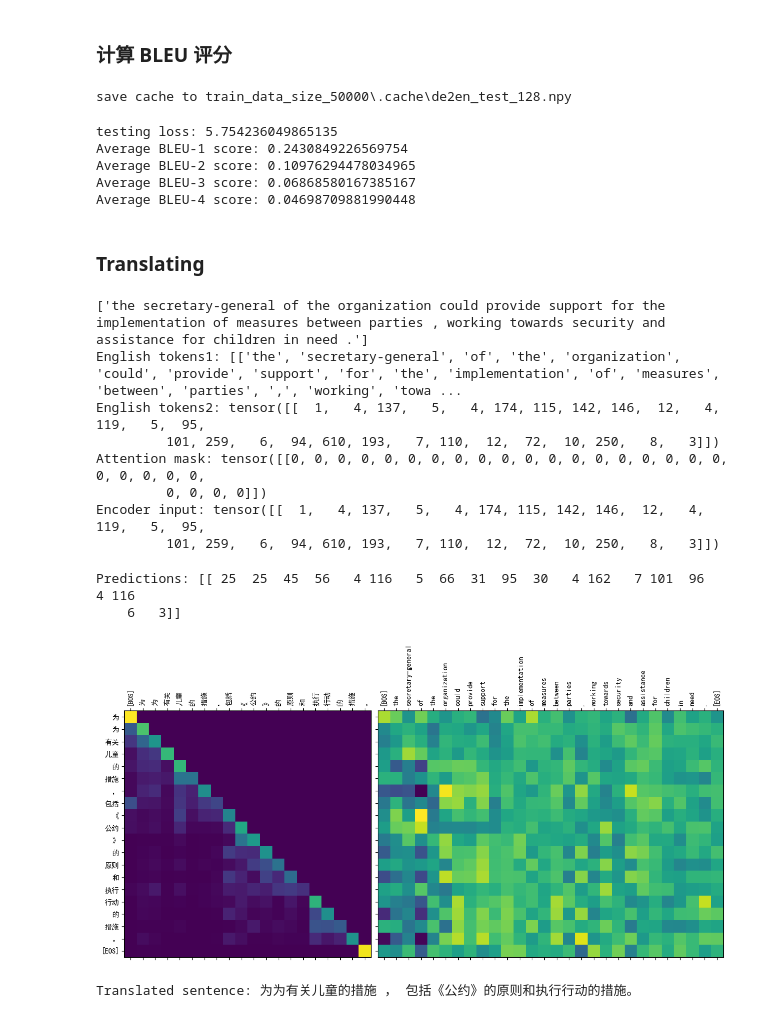
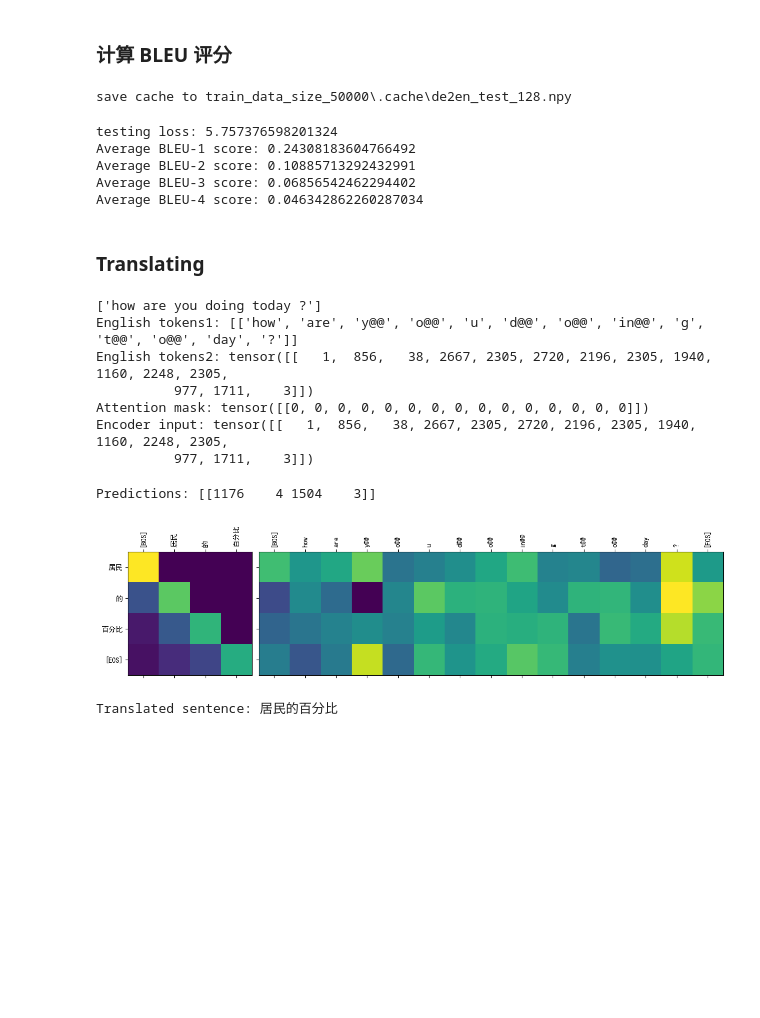
Before and after one commit to tsgfx/ConfTrans, a Jupyter notebook: checkpoints/model_warmupstep_4000_bpe_30000_mini_epoch20_not_share/transformer_bpe_30000_mini.ipynb, the cells around one changed output. Drawn from its saved outputs; the diff is of its cells as text; code cells hidden in the pictures; blank space fills up the shorter version.

```diff
--- a/checkpoints/model_warmupstep_3000_bpe_30000_mini_epoch20_not_share/transformer_bpe_30000_mini.ipynb
+++ b/checkpoints/model_warmupstep_4000_bpe_30000_mini_epoch20_not_share/transformer_bpe_30000_mini.ipynb
@@ -1408,7 +1404,7 @@ config = {
     "beta1": 0.9,  # Adam 优化器的 beta1 参数（用于一阶矩估计）
     "beta2": 0.98,  # Adam 优化器的 beta2 参数（用于二阶矩估计）
     "eps": 1e-9,  # Adam 优化器的 epsilon，防止除零错误
-    "warmup_steps": 3000,  # 学习率预热步数
+    "warmup_steps": 4000,  # 学习率预热步数
     "share_embedding": False,  # 是否在编码器和解码器之间共享词向量
 }
 
@@ -1447,7 +1443,7 @@ load val dataset from train_data_size_50000\.cache\de2en_val_128.npy
 import json
 import os
 # 指定目录
-save_dir = "./checkpoints/model_warmupstep_3000_bpe_30000_mini_epoch20_{}".format("share" if config["share_embedding"] else "not_share")
+save_dir = "./checkpoints/model_warmupstep_4000_bpe_30000_mini_epoch20_{}".format("share" if config["share_embedding"] else "not_share")
 os.makedirs(save_dir, exist_ok=True)
 
 # 保存路径
@@ -1640,11 +1636,11 @@ print(f"Average BLEU-3 score: {sum(bleu3_scores) / len(bleu3_scores)}")
 print(f"Average BLEU-4 score: {sum(bleu4_scores) / len(bleu4_scores)}")
 # %% [output]
 save cache to train_data_size_50000\.cache\de2en_test_128.npy
-testing loss: 5.754236049865135
-Average BLEU-1 score: 0.2430849226569754
-Average BLEU-2 score: 0.10976294478034965
-Average BLEU-3 score: 0.06868580167385167
-Average BLEU-4 score: 0.04698709881990448
+testing loss: 5.757376598201324
+Average BLEU-1 score: 0.24308183604766492
+Average BLEU-2 score: 0.10885713292432991
+Average BLEU-3 score: 0.06856542462294402
+Average BLEU-4 score: 0.046342862260287034
 # %% [markdown]
 ### Translating
 # %%
@@ -1792,43 +1788,41 @@ class Translator:
         # 绘制注意力图
         for attn_score, cross_attn_score, src, trg in zip(attn_scores, cross_attn_scores, src_decoded, trg_decoded):
             self.draw_attention_map(attn_score, cross_attn_score, src, trg)
 
         # 返回翻译结果，去除 BPE 标记
         return [self.mose_detokenizer.tokenize(self.pattern.sub("", s).split()) for s in self.zh_tokenizer.decode(preds)]
 
 
 # 示例输入句子列表（英文）
-sentence_list = ["The secretary-general of the organization could provide support for the implementation of measures between parties, working towards security and assistance for children in need."]
+sentence_list = ["How are you doing today?"]
 # "In table 7, the Committee notes a marked difference in the figures for consultants in the International Tribunal for the Former Yugoslavia and the International Criminal Tribunal for Rwanda."
 # "He stated that peacekeeping operations should focus on prevention rather than reaction to conflicts."
 # "Ms. Maria emphasized that financial resources should be directed to regions facing economic challenges, particularly those with limited resources."
 # "The secretary-general of the organization could provide support for the implementation of measures between parties, working towards security and assistance for children in need."
 # "I am an old man who is very tired.",
 # "I have a new car, and it is very fast."
 
 # 加载模型并进行推理
 model = TransformerModel(config)
 model.load_state_dict(state_dict)
 
 # 假设 en_tokenizer 和 zh_tokenizer 已经初始化
 translator = Translator(model.cpu(), en_tokenizer, zh_tokenizer)
 
 # 执行翻译并绘制热力图
 translated_sentences = translator(sentence_list, layer_idx=-1)
 
 # 输出翻译结果
 for sentence in translated_sentences:
     print("Translated sentence:", sentence)
 # %% [output]
-['the secretary-general of the organization could provide support for the implementation of measures between parties , working towards security and assistance for children in need .']
-English tokens1: [['the', 'secretary-general', 'of', 'the', 'organization', 'could', 'provide', 'support', 'for', 'the', 'implementation', 'of', 'measures', 'between', 'parties', ',', 'working', 'towa ...
-English tokens2: tensor([[  1,   4, 137,   5,   4, 174, 115, 142, 146,  12,   4, 119,   5,  95,
-         101, 259,   6,  94, 610, 193,   7, 110,  12,  72,  10, 250,   8,   3]])
-Attention mask: tensor([[0, 0, 0, 0, 0, 0, 0, 0, 0, 0, 0, 0, 0, 0, 0, 0, 0, 0, 0, 0, 0, 0, 0, 0,
-         0, 0, 0, 0]])
-Encoder input: tensor([[  1,   4, 137,   5,   4, 174, 115, 142, 146,  12,   4, 119,   5,  95,
-         101, 259,   6,  94, 610, 193,   7, 110,  12,  72,  10, 250,   8,   3]])
+['how are you doing today ?']
+English tokens1: [['how', 'are', 'y@@', 'o@@', 'u', 'd@@', 'o@@', 'in@@', 'g', 't@@', 'o@@', 'day', '?']]
+English tokens2: tensor([[   1,  856,   38, 2667, 2305, 2720, 2196, 2305, 1940, 1160, 2248, 2305,
+          977, 1711,    3]])
+Attention mask: tensor([[0, 0, 0, 0, 0, 0, 0, 0, 0, 0, 0, 0, 0, 0, 0]])
+Encoder input: tensor([[   1,  856,   38, 2667, 2305, 2720, 2196, 2305, 1940, 1160, 2248, 2305,
+          977, 1711,    3]])
-Predictions: [[ 25  25  45  56   4 116   5  66  31  95  30   4 162   7 101  96   4 116
-    6   3]]
+Predictions: [[1176    4 1504    3]]
-[figure, old version]
+[figure, new version]
-Translated sentence: 为为有关儿童的措施 ， 包括《公约》的原则和执行行动的措施。
+Translated sentence: 居民的百分比
```
Also changed, not shown: parts of 5 cells of this notebook, 20 other files.
